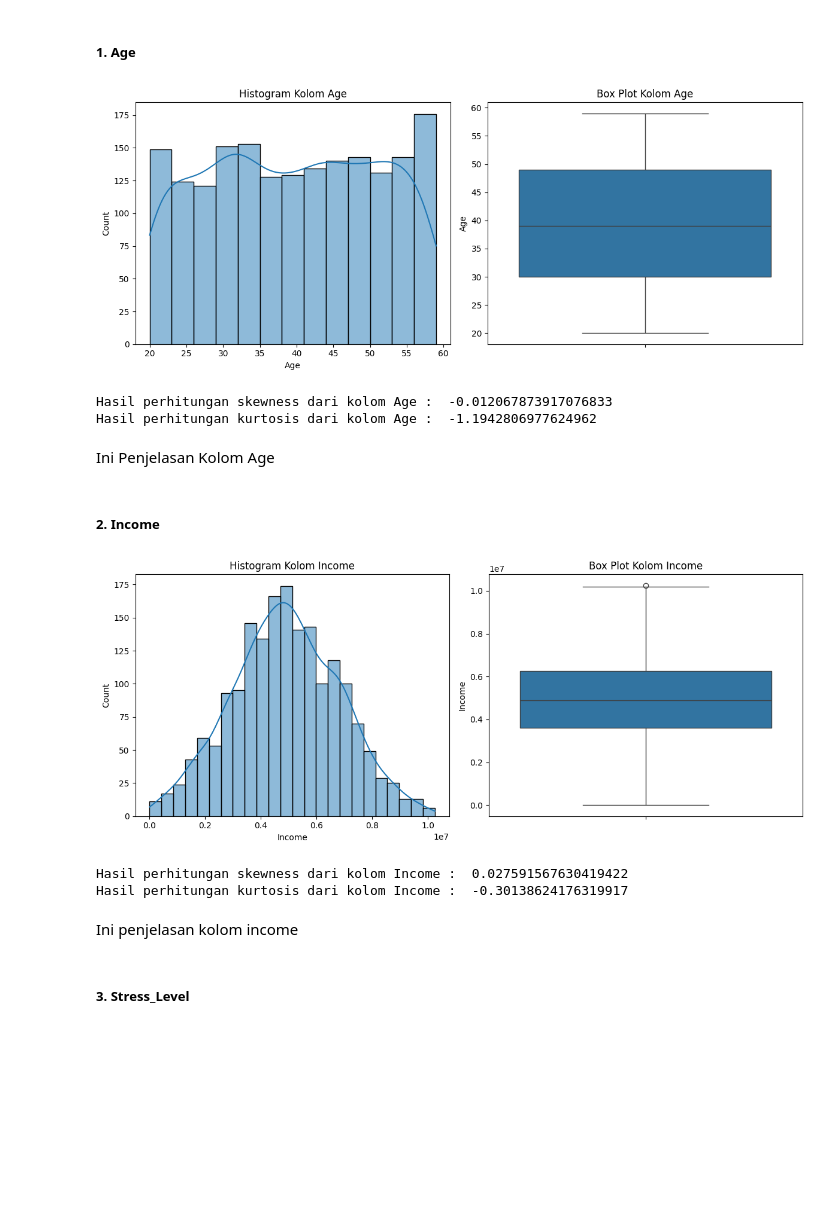
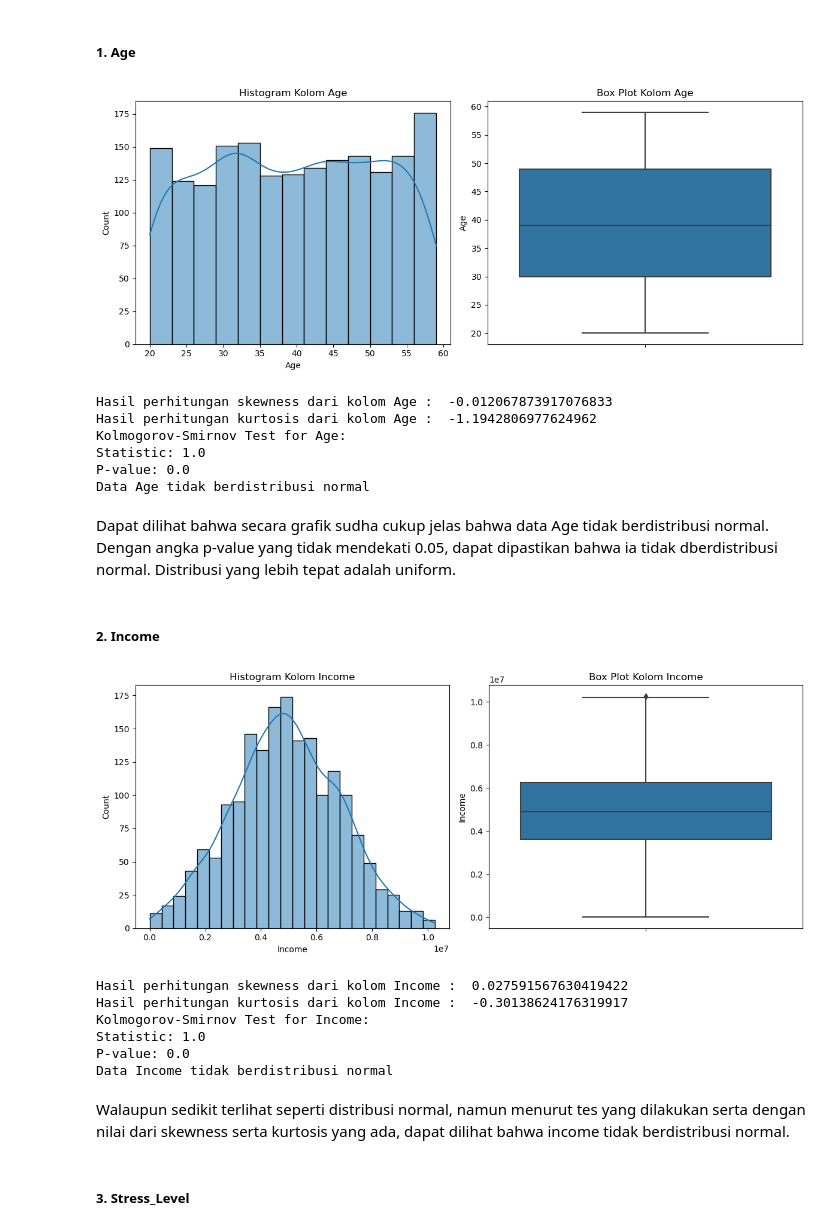
Before and after one commit to ImanuelSG/K02-IF2220-13522048-13522058, a Jupyter notebook: Answers.ipynb, the cells around one changed output. Cells and saved outputs as stored; diff of their text form; code cells hidden in the pictures; blank space fills up the shorter version.

```diff
--- a/Answers.ipynb
+++ b/Answers.ipynb
@@ -604,35 +655,63 @@ plt.show()
 
 print ("Hasil perhitungan skewness dari kolom Age : ", getSkewness(dataset["Age"]))
 print ("Hasil perhitungan kurtosis dari kolom Age : ", getKurtosis(dataset["Age"]))
+
+
+stat, p_value = stats.kstest(dataset["Age"], 'norm')
+
+print(f'Kolmogorov-Smirnov Test for Age:')
+print(f'Statistic: {stat}')
+print(f'P-value: {p_value}')
+
+Kesimpulan = "Data Age tidak berdistribusi normal" if p_value < 0.05 else "Data Age berdistribusi normal"
+print(Kesimpulan)
 # %% [output]
 [figure]
 Hasil perhitungan skewness dari kolom Age :  -0.012067873917076833
 Hasil perhitungan kurtosis dari kolom Age :  -1.1942806977624962
+Kolmogorov-Smirnov Test for Age:
+Statistic: 1.0
+P-value: 0.0
+Data Age tidak berdistribusi normal
-# %% [markdown]
-Ini Penjelasan Kolom Age
+# %% [markdown]
+Dapat dilihat bahwa secara grafik sudha cukup jelas bahwa data Age tidak berdistribusi normal. Dengan angka p-value yang tidak mendekati 0.05, dapat dipastikan bahwa ia tidak dberdistribusi normal. Distribusi yang lebih tepat adalah uniform.
 # %% [markdown]
 ##### 2. Income
 # %%
 fig, axes = plt.subplots(1, 2, figsize=(12, 5))
         # Histogram
 sns.histplot(dataset["Income"], kde=True, ax=axes[0])
 axes[0].set_title(f'Histogram Kolom {"Income"}')
 
 # Box Plot
 sns.boxplot(y=dataset["Income"], ax=axes[1])
 axes[1].set_title(f'Box Plot Kolom {"Income"}')
 
 plt.tight_layout()
 plt.show()
 
 print ("Hasil perhitungan skewness dari kolom Income : ", getSkewness(dataset["Income"]))
 print ("Hasil perhitungan kurtosis dari kolom Income : ", getKurtosis(dataset["Income"]))
+
+
+stat, p_value = stats.kstest(dataset["Income"], 'norm')
+
+print(f'Kolmogorov-Smirnov Test for Income:')
+print(f'Statistic: {stat}')
+print(f'P-value: {p_value}')
+
+Kesimpulan = "Data Income tidak berdistribusi normal" if p_value < 0.05 else "Data Income berdistribusi normal"
+print(Kesimpulan)
 # %% [output]
-[figure, old version]
+[figure, new version]
 Hasil perhitungan skewness dari kolom Income :  0.027591567630419422
 Hasil perhitungan kurtosis dari kolom Income :  -0.30138624176319917
+Kolmogorov-Smirnov Test for Income:
+Statistic: 1.0
+P-value: 0.0
+Data Income tidak berdistribusi normal
-# %% [markdown]
-Ini penjelasan kolom income
+# %% [markdown]
+Walaupun sedikit terlihat seperti distribusi normal, namun menurut tes yang dilakukan serta dengan nilai dari skewness serta kurtosis yang ada, dapat dilihat bahwa income tidak berdistribusi normal.
 # %% [markdown]
 ##### 3. Stress_Level
 # %%
```
Also changed, not shown: parts of 35 cells of this notebook.
